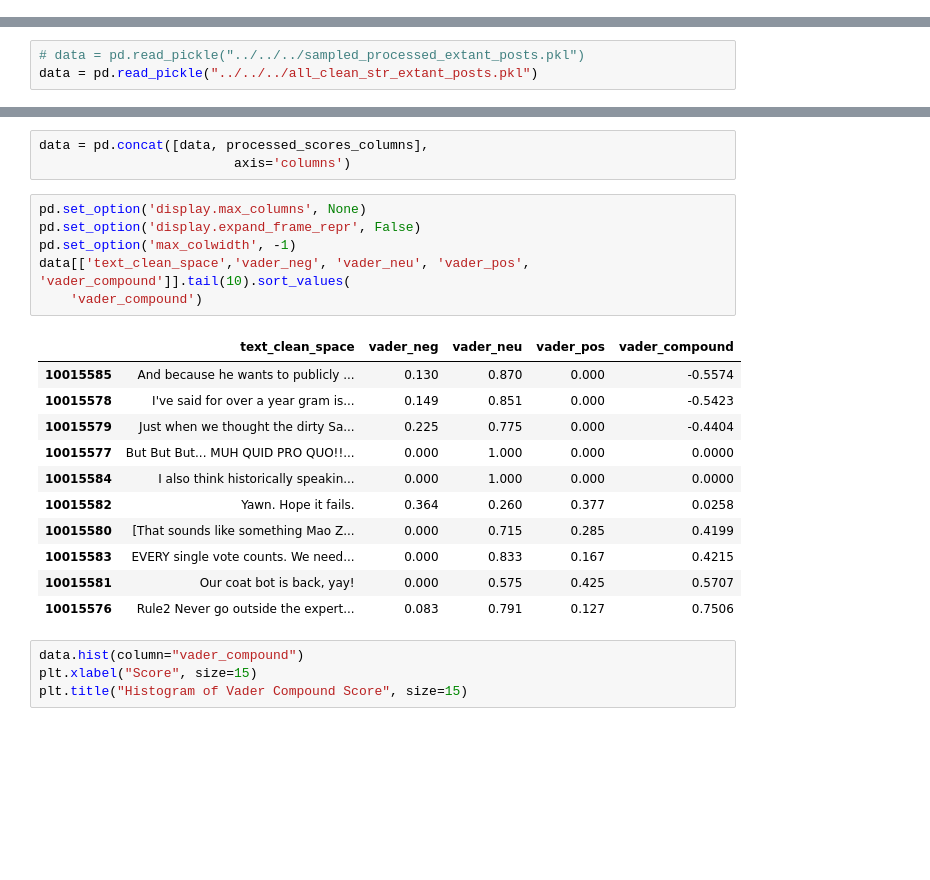
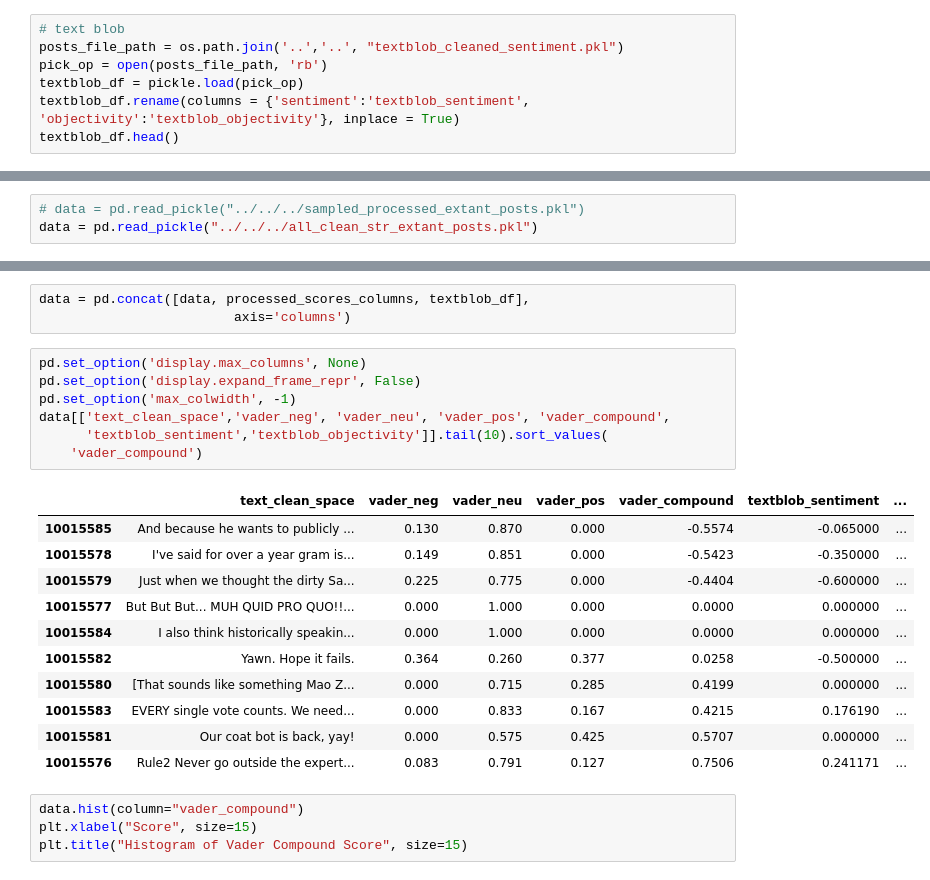
Before and after one commit to npg-mmilosh-cji/RedditQuarantineNLP, a Jupyter notebook: core/analysis/sentiment_analysis/Review Sentiment Analysis.ipynb, the cells around one changed output, grey strips where cells are left out. Saved outputs shown, nothing was run; the diff lists cells and outputs as text; blank space fills up the shorter version.

```diff
--- a/core/analysis/sentiment_analysis/Review Sentiment Analysis.ipynb
+++ b/core/analysis/sentiment_analysis/Review Sentiment Analysis.ipynb
@@ -24,3 +24,10 @@ processed_scores_columns.head()
 | 2 | 0.000 | 1.000 | 0.000 | 0.0000 |
 | 3 | 0.000 | 1.000 | 0.000 | 0.0000 |
 | 4 | 0.189 | 0.811 | 0.000 | -0.2732 |
+# %%
+# text blob
+posts_file_path = os.path.join('..','..', "textblob_cleaned_sentiment.pkl")
+pick_op = open(posts_file_path, 'rb')
+textblob_df = pickle.load(pick_op)
+textblob_df.rename(columns = {'sentiment':'textblob_sentiment', 'objectivity':'textblob_objectivity'}, inplace = True)
+textblob_df.head()
@@ -30,24 +53,25 @@ data = pd.read_pickle("../../../all_clean_str_extant_posts.pkl")
 # %%
-data = pd.concat([data, processed_scores_columns],
+data = pd.concat([data, processed_scores_columns, textblob_df],
                          axis='columns')
 # %%
 pd.set_option('display.max_columns', None)
 pd.set_option('display.expand_frame_repr', False)
 pd.set_option('max_colwidth', -1)
-data[['text_clean_space','vader_neg', 'vader_neu', 'vader_pos', 'vader_compound']].tail(10).sort_values(
+data[['text_clean_space','vader_neg', 'vader_neu', 'vader_pos', 'vader_compound',
+      'textblob_sentiment','textblob_objectivity']].tail(10).sort_values(
     'vader_compound')
 # %% [output]
-|  | text_clean_space | vader_neg | vader_neu | vader_pos | vader_compound |
-| 10015585 | And because he wants to publicly ... | 0.130 | 0.870 | 0.000 | -0.5574 |
-| 10015578 | I've said for over a year gram is... | 0.149 | 0.851 | 0.000 | -0.5423 |
-| 10015579 | Just when we thought the dirty Sa... | 0.225 | 0.775 | 0.000 | -0.4404 |
-| 10015577 | But But But... MUH QUID PRO QUO!!... | 0.000 | 1.000 | 0.000 | 0.0000 |
-| 10015584 | I also think historically speakin... | 0.000 | 1.000 | 0.000 | 0.0000 |
-| 10015582 | Yawn. Hope it fails. | 0.364 | 0.260 | 0.377 | 0.0258 |
-| 10015580 | [That sounds like something Mao Z... | 0.000 | 0.715 | 0.285 | 0.4199 |
-| 10015583 | EVERY single vote counts. We need... | 0.000 | 0.833 | 0.167 | 0.4215 |
-| 10015581 | Our coat bot is back, yay! | 0.000 | 0.575 | 0.425 | 0.5707 |
-| 10015576 | Rule2 Never go outside the expert... | 0.083 | 0.791 | 0.127 | 0.7506 |
+|  | text_clean_space | vader_neg | vader_neu | vader_pos | vader_compound | textblob_sentiment | ... |
+| 10015585 | And because he wants to publicly ... | 0.130 | 0.870 | 0.000 | -0.5574 | -0.065000 | ... |
+| 10015578 | I've said for over a year gram is... | 0.149 | 0.851 | 0.000 | -0.5423 | -0.350000 | ... |
+| 10015579 | Just when we thought the dirty Sa... | 0.225 | 0.775 | 0.000 | -0.4404 | -0.600000 | ... |
+| 10015577 | But But But... MUH QUID PRO QUO!!... | 0.000 | 1.000 | 0.000 | 0.0000 | 0.000000 | ... |
+| 10015584 | I also think historically speakin... | 0.000 | 1.000 | 0.000 | 0.0000 | 0.000000 | ... |
+| 10015582 | Yawn. Hope it fails. | 0.364 | 0.260 | 0.377 | 0.0258 | -0.500000 | ... |
+| 10015580 | [That sounds like something Mao Z... | 0.000 | 0.715 | 0.285 | 0.4199 | 0.000000 | ... |
+| 10015583 | EVERY single vote counts. We need... | 0.000 | 0.833 | 0.167 | 0.4215 | 0.176190 | ... |
+| 10015581 | Our coat bot is back, yay! | 0.000 | 0.575 | 0.425 | 0.5707 | 0.000000 | ... |
+| 10015576 | Rule2 Never go outside the expert... | 0.083 | 0.791 | 0.127 | 0.7506 | 0.241171 | ... |
 # %%
 data.hist(column="vader_compound")
 plt.xlabel("Score", size=15)
```
Also changed, not shown: parts of 17 cells of this notebook.
